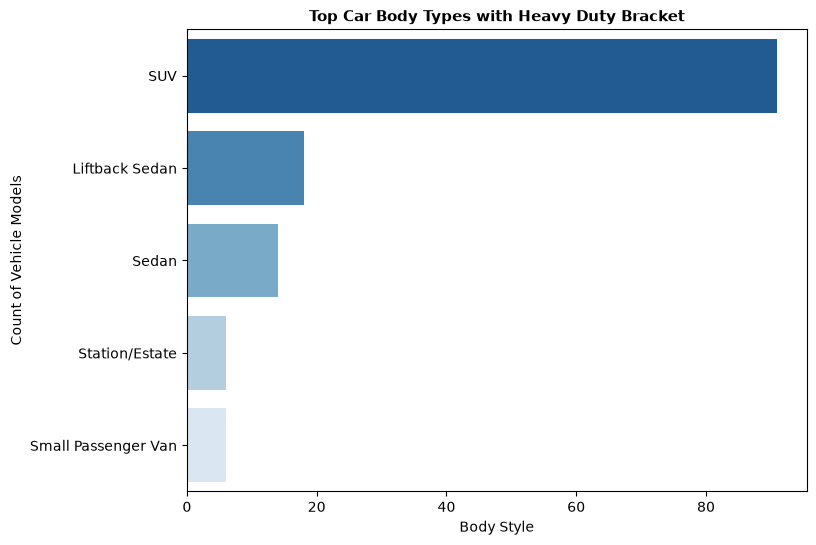
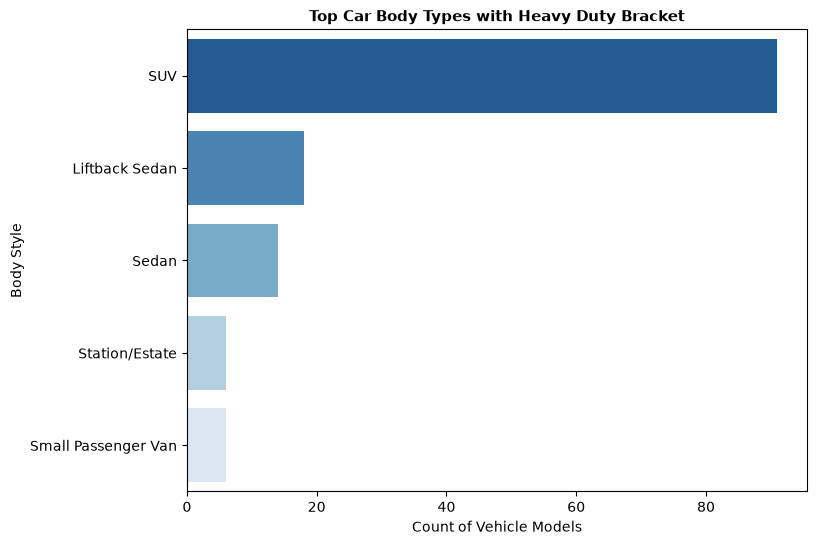
The change to this notebook cell's code, shown as a diff; its figure went from the first image to the second:
--- before
+++ after
@@ -6,4 +6,4 @@
 
 plt.title('Top Car Body Types with Heavy Duty Bracket', fontweight = 'bold', fontsize =11)
-plt.ylabel("Count of Vehicle Models")
-plt.xlabel("Body Style")
+plt.xlabel("Count of Vehicle Models")
+plt.ylabel("Body Style")

Commit: Update EV analysis notebook